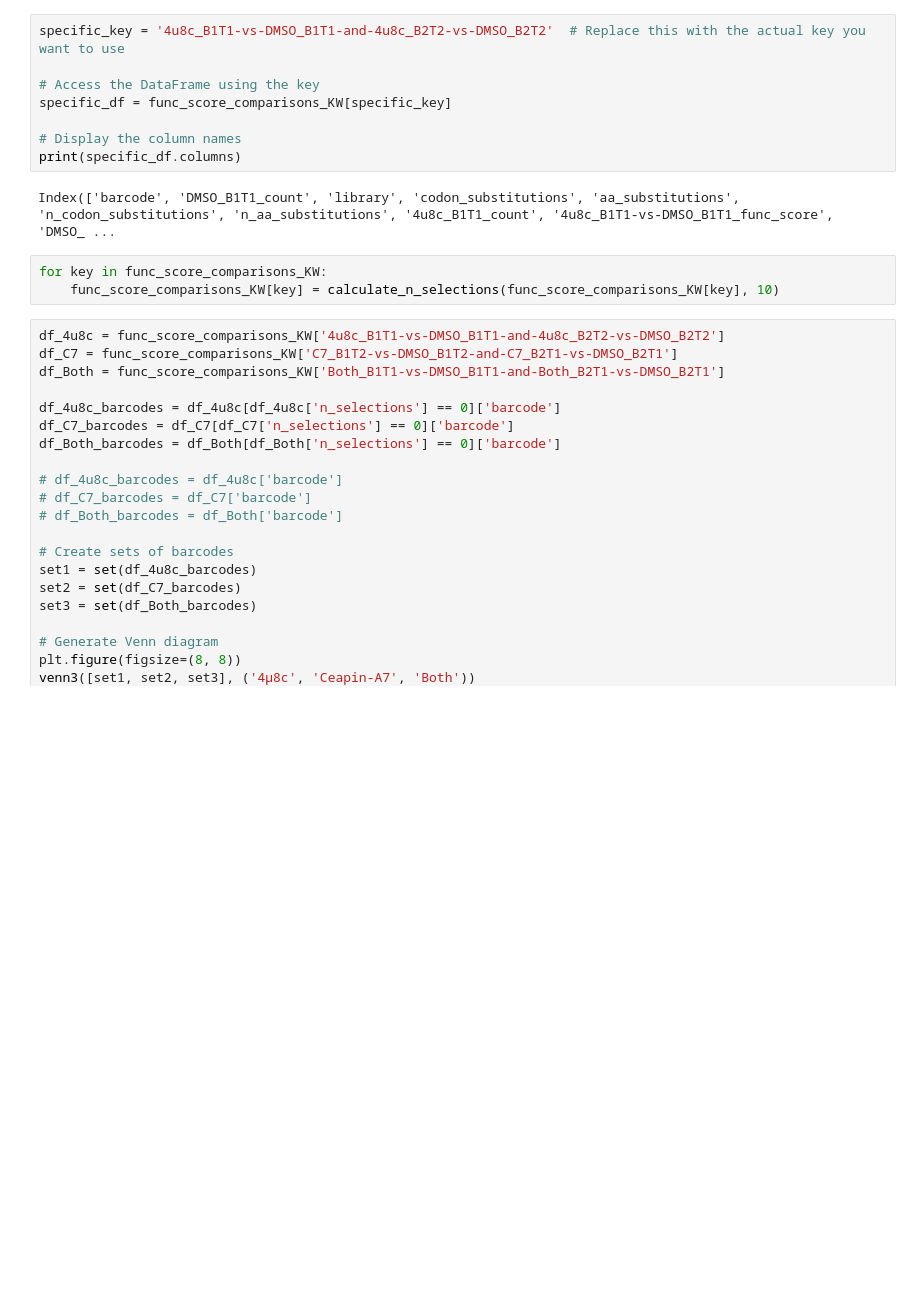
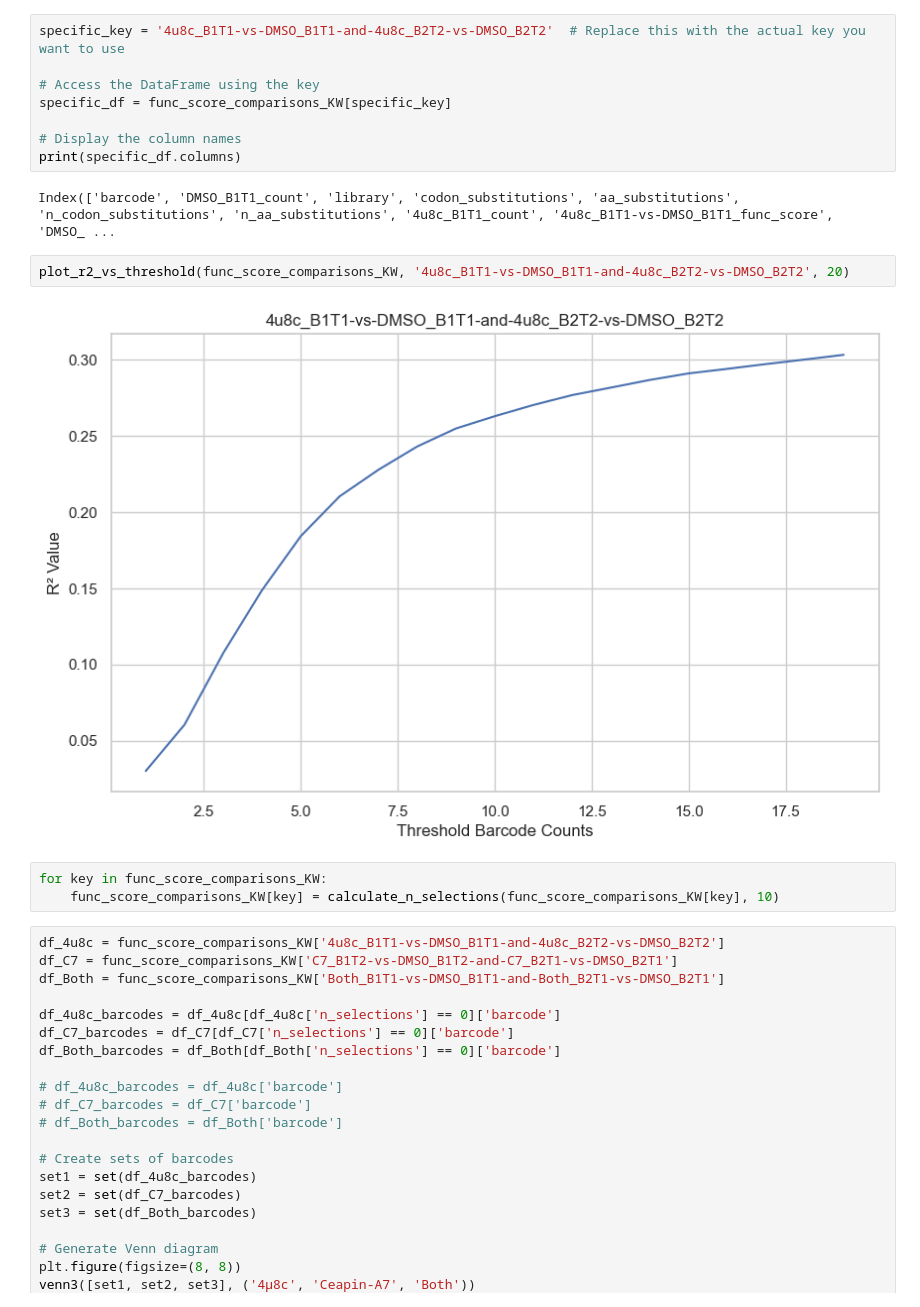
Before and after one commit to kwalcott97/kw_dms, a Jupyter notebook: Compare KW and BD func scores.ipynb, the cells around one changed output. Cells and saved outputs as stored; diff of their text form; blank space fills up the shorter version.

Commit message:
building out plotting classes

```diff
--- a/Compare KW and BD func scores.ipynb
+++ b/Compare KW and BD func scores.ipynb
@@ -427,6 +422,10 @@ specific_df = func_score_comparisons_KW[specific_key]
 print(specific_df.columns)
 # %% [output]
 Index(['barcode', 'DMSO_B1T1_count', 'library', 'codon_substitutions', 'aa_substitutions', 'n_codon_substitutions', 'n_aa_substitutions', '4u8c_B1T1_count', '4u8c_B1T1-vs-DMSO_B1T1_func_score', 'DMSO_ ...
+# %%
+plot_r2_vs_threshold(func_score_comparisons_KW, '4u8c_B1T1-vs-DMSO_B1T1-and-4u8c_B2T2-vs-DMSO_B2T2', 20)
+# %% [output]
+[figure, added]
 # %%
 for key in func_score_comparisons_KW:
     func_score_comparisons_KW[key] = calculate_n_selections(func_score_comparisons_KW[key], 10)
```
Also changed, not shown: parts of 8 cells of this notebook, 1 other file.
